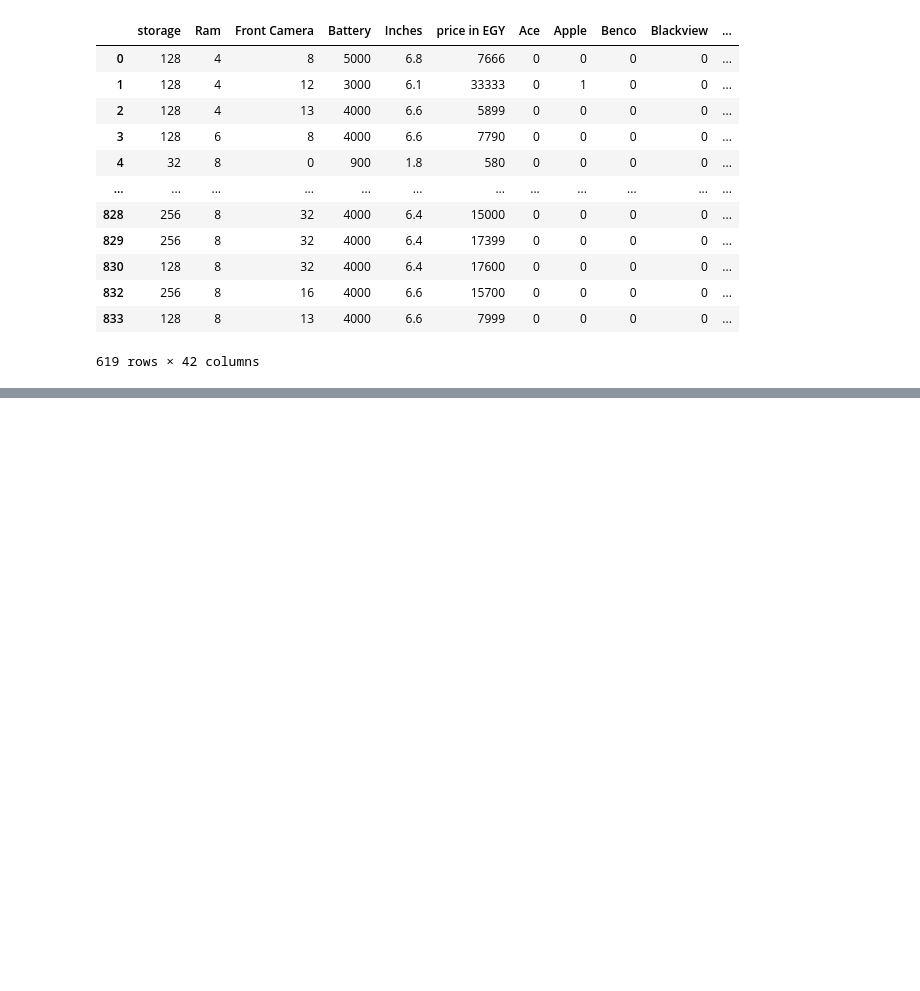
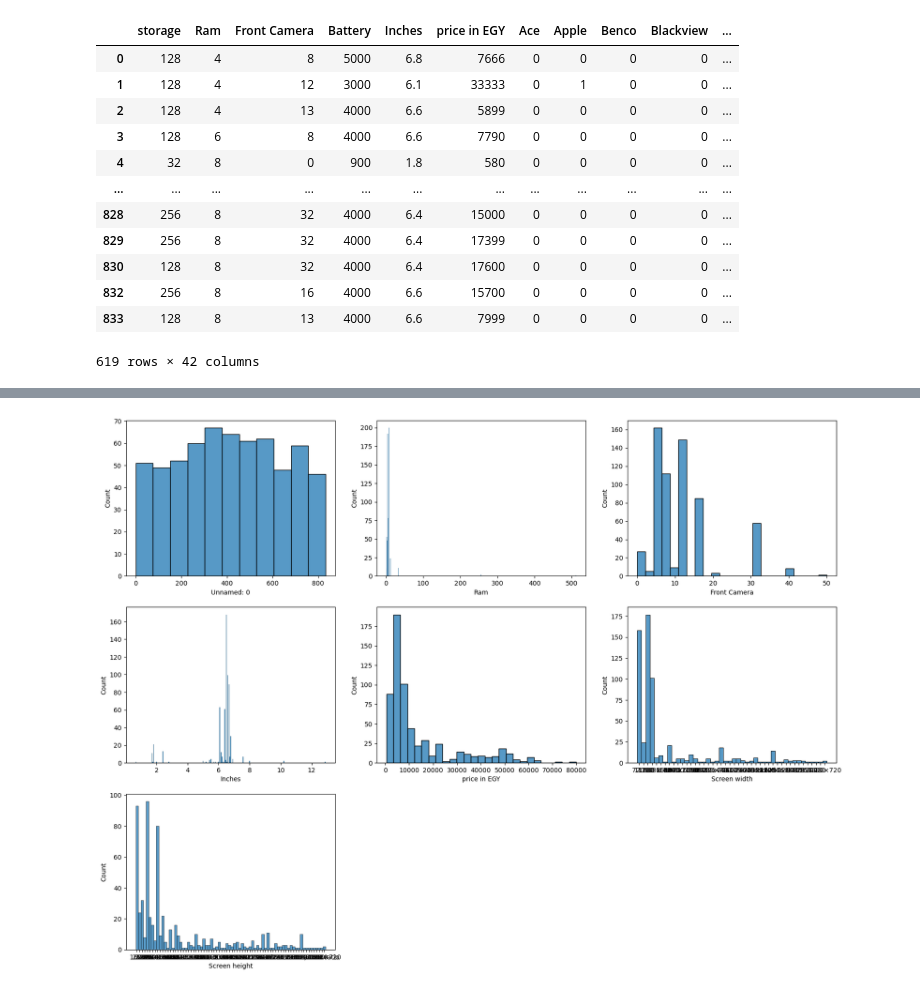
Before and after one commit to Eng-Omar-Hussein/Predict_Mobile_Price, a Jupyter notebook: python-project/main.ipynb, the cells around one changed output, grey strips where cells are left out. Drawn from its saved outputs; the diff is of its cells as text; code cells hidden in the pictures; blank space fills up the shorter version.

```diff
--- a/python-project/main.ipynb
+++ b/python-project/main.ipynb
@@ -466,0 +569,18 @@ gfg_csv_data = df.to_csv('GG.csv', index = True)
+# %%
+cat =[]
+con =[]
+for i in data.columns:
+    if data[i].dtype == 'int':
+        if data[i].nunique() <= 9:
+            cat.append(i)
+        else:
+            con.append(i)
+    else:
+        con.append(i)
+# %%
+plt.figure(figsize = (2,2))
+for i in cat:
+    value = data[i].value_counts()
+    label = data[i].unique()
+    fig = px.pie(value,label,title = str(i),color_discrete_sequence=px.colors.sequential.BuGn,width=600, height=400)
+    fig.show()
@@ -466,0 +601,10 @@ gfg_csv_data = df.to_csv('GG.csv', index = True)
+# %%
+j = 1
+plt.figure(figsize = (20,15))
+for i in con:
+    plt.subplot(3,3,j)
+    sns.histplot(x = data[i])
+    j += 1
+plt.show()
+# %% [output]
+[figure, added]
```
Also changed, not shown: parts of 20 cells of this notebook.
